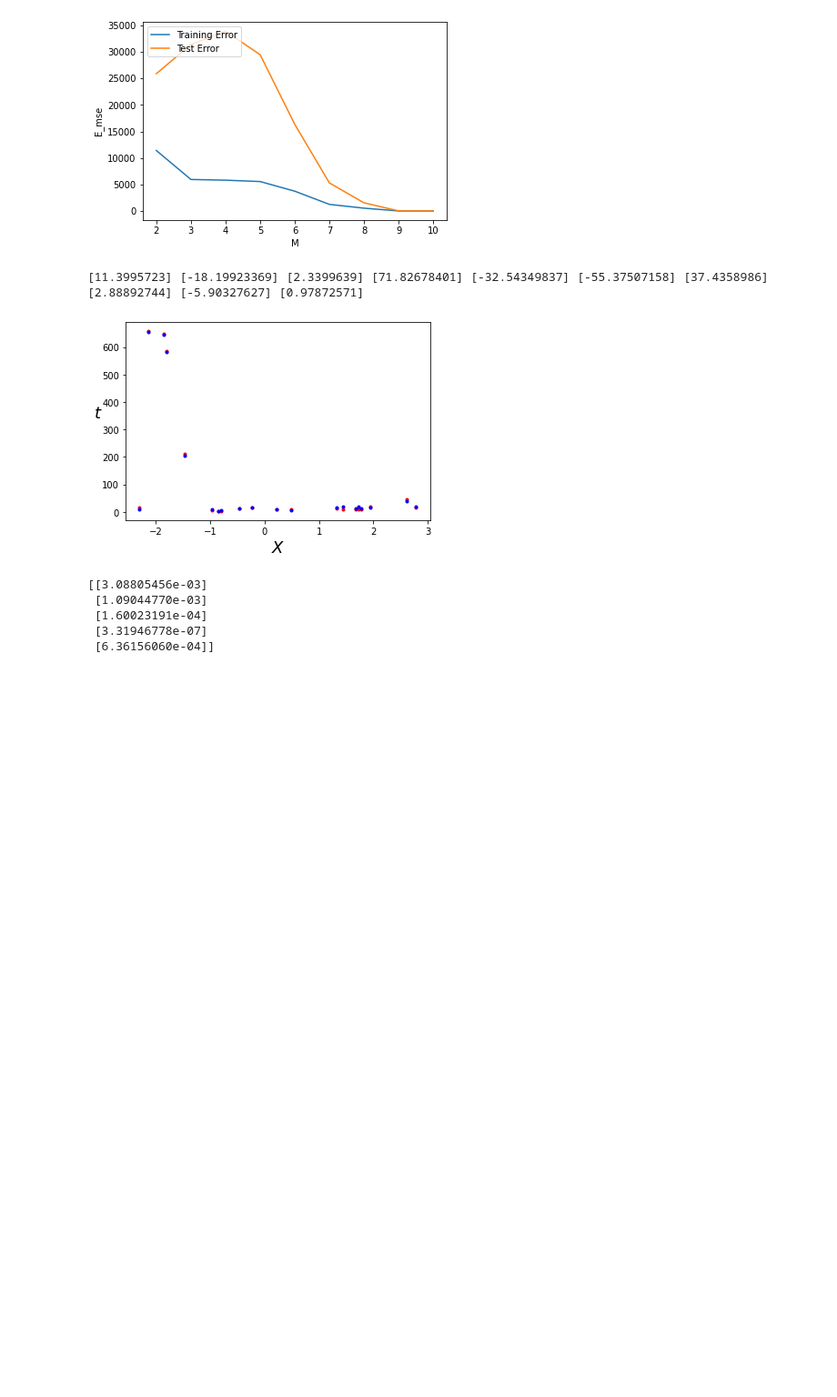
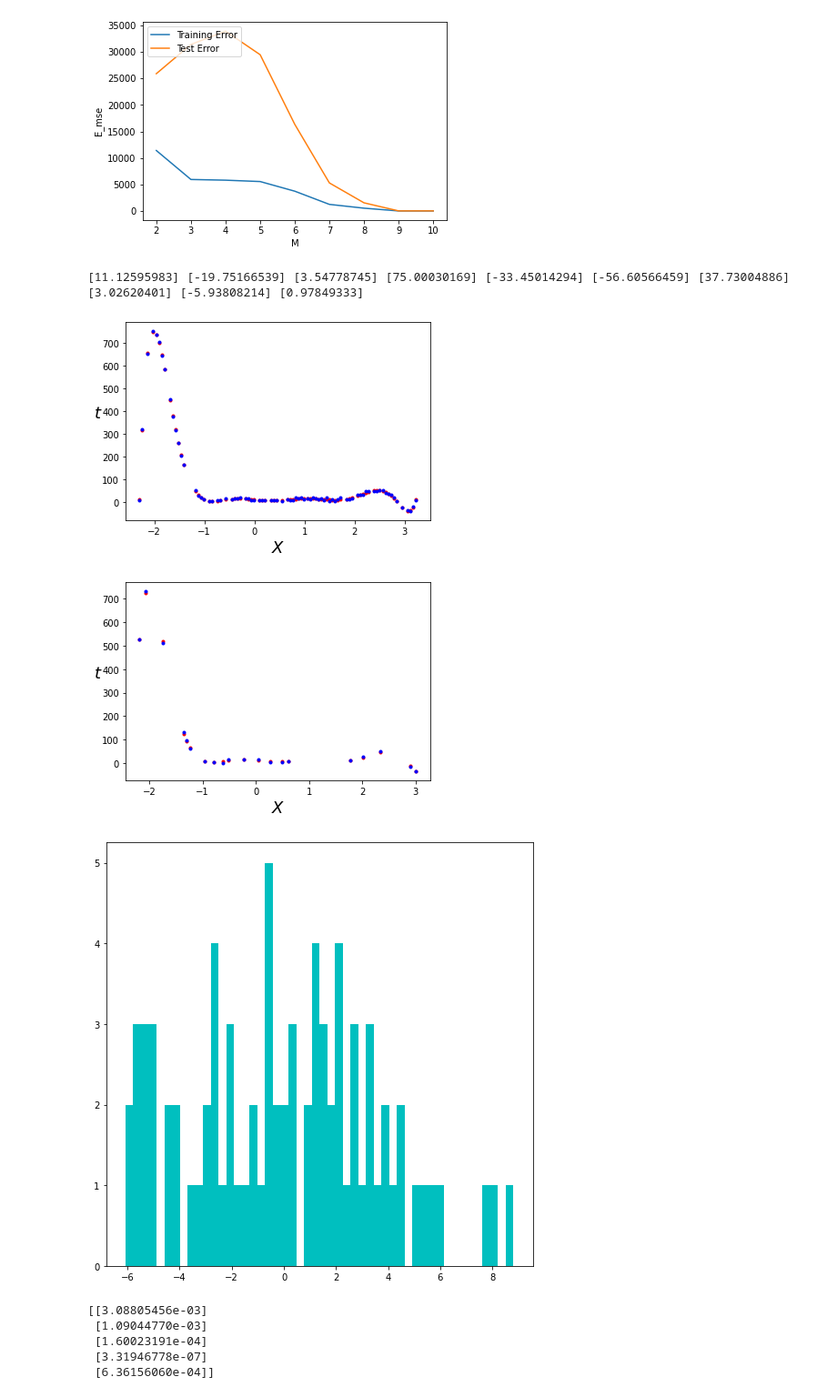
Before and after one commit to V-G-spec/ELL409-IITD-Intro-to-Machine-Learning, a Jupyter notebook: Assignment 1/ReportStuff.ipynb, the cells around one changed output. Shown: that part at 91% size. Cells and saved outputs as stored; diff of their text form; code cells hidden in the pictures; blank space fills up the shorter version.

```diff
--- a/Assignment 1/ReportStuff.ipynb
+++ b/Assignment 1/ReportStuff.ipynb
@@ -223,34 +219,43 @@ plt.show()
 # %%
 X_new_train = train_X
 temp_X_train = train_X
 X_new_test = test_X
 temp_X_test = test_X
 for m in range(2, 10, 1):
     temp_X_train = temp_X_train*train_X
     X_new_train = np.c_[X_new_train, temp_X_train]
     temp_X_test = temp_X_test*test_X
     X_new_test = np.c_[X_new_test, temp_X_test]
 
 X_fin_train = np.c_[np.ones((len(X_new_train), 1)), X_new_train]
 X_fin_test = np.c_[np.ones((len(X_new_test), 1)), X_new_test]
 lamb=0.1
 theta_best = np.linalg.inv((lamb*np.identity(m+1)) + X_fin_train.T.dot(X_fin_train)).dot(X_fin_train.T).dot(train_y)
 print(*theta_best)
 
-# plt.plot(train_X, X_fin_train.dot(theta_best), 'r.')
-# plt.plot(train_X, train_y, 'b.')
-# plt.xlabel("$X$", fontsize=18)
-# plt.ylabel("$t$", rotation=0, fontsize=18)
-# plt.show()
+plt.plot(train_X, X_fin_train.dot(theta_best), 'r.')
+plt.plot(train_X, train_y, 'b.')
+plt.xlabel("$X$", fontsize=18)
+plt.ylabel("$t$", rotation=0, fontsize=18)
+plt.show()
 
 plt.plot(test_X, X_fin_test.dot(theta_best), 'r.')
 plt.plot(test_X, test_y, 'b.')
 plt.xlabel("$X$", fontsize=18)
 plt.ylabel("$t$", rotation=0, fontsize=18)
 plt.show()
+
+yy = train_y - X_fin_train.dot(theta_best)
+n_bins = 50
+fig, axs = plt.subplots(1, 1,figsize =(7, 7),tight_layout = True)
+axs.hist(yy, bins = n_bins, color='c')
+
+plt.show()
 # %% [output]
-[11.3995723] [-18.19923369] [2.3399639] [71.82678401] [-32.54349837] [-55.37507158] [37.4358986] [2.88892744] [-5.90327627] [0.97872571]
+[11.12595983] [-19.75166539] [3.54778745] [75.00030169] [-33.45014294] [-56.60566459] [37.73004886] [3.02620401] [-5.93808214] [0.97849333]
-[figure, old version]
+[figure, new version]
+[figure, added]
+[figure, added]
 # %%
 Y_hat = X_fin_train.dot(theta_best)
 YY = train_y - Y_hat
```
Also changed, not shown: parts of 4 cells of this notebook, 2 other files.
